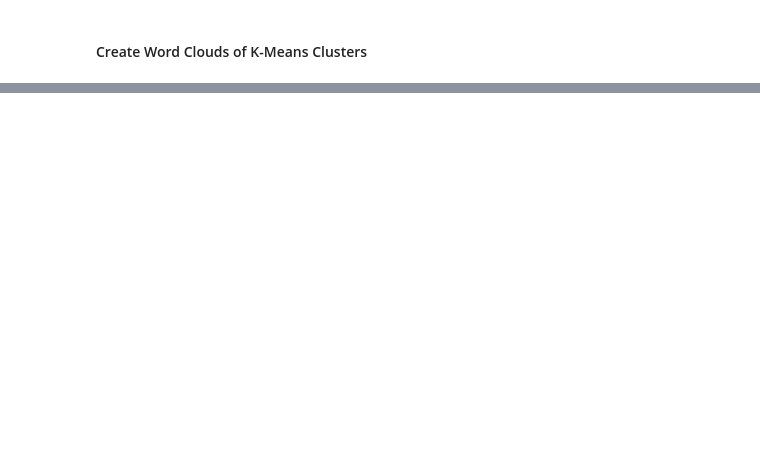
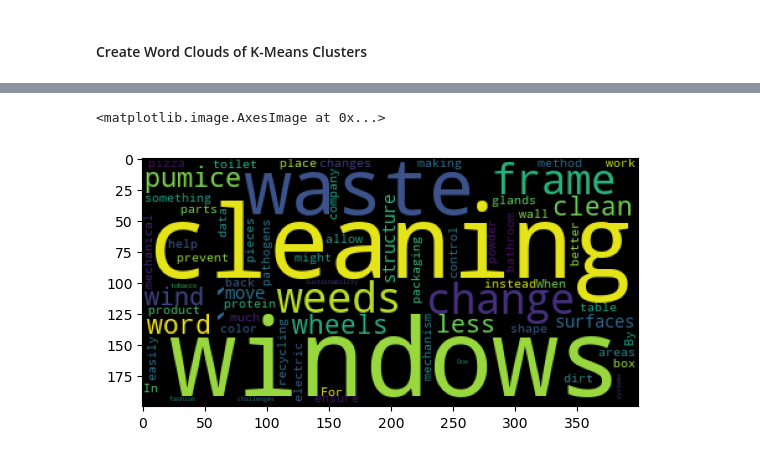
Before and after one commit to shahamana/rosetta-topic-model, a Jupyter notebook: student_analysis.ipynb, the cells around one changed output, grey strips where cells are left out. Saved outputs shown, nothing was run; the diff lists cells and outputs as text; code cells hidden in the pictures; blank space fills up the shorter version.

```diff
--- a/student_analysis.ipynb
+++ b/student_analysis.ipynb
@@ -197,0 +201,6 @@ plt.imshow(wc_one)
+# %%
+wc = WordCloud().fit_words(freq_clusters[2])
+plt.imshow(wc)
+# %% [output]
+<matplotlib.image.AxesImage at 0x...>
+[figure, added]
```
Also changed, not shown: parts of 15 cells of this notebook.
